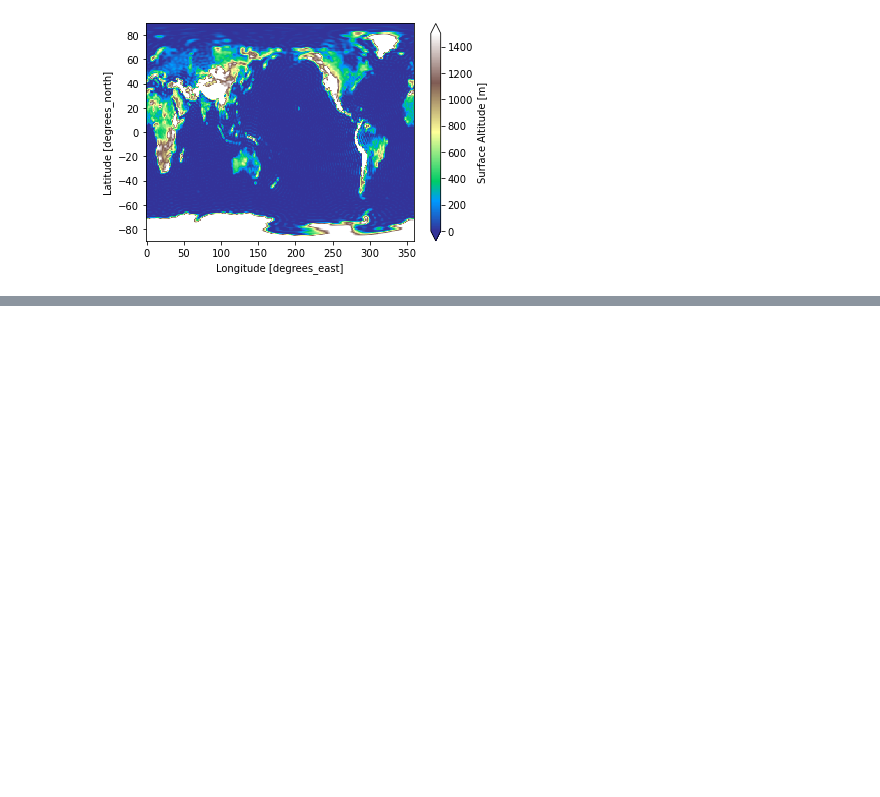
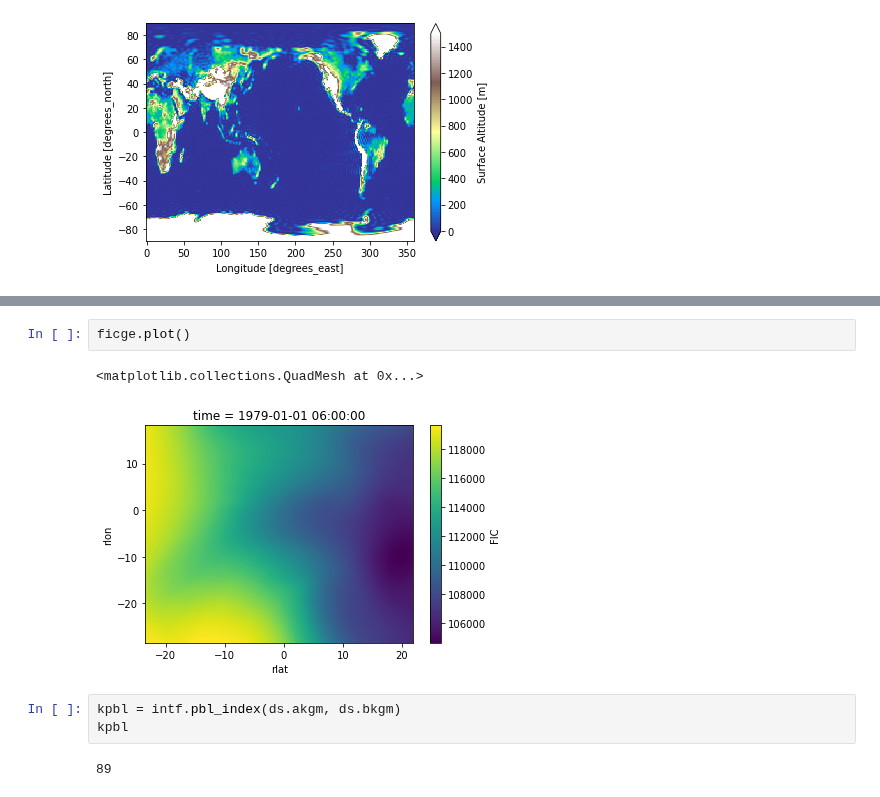
Before and after one commit to remo-rcm/pyremo, a Jupyter notebook: notebooks/preproc-dev.ipynb, the cells around one changed output, grey strips where cells are left out. Saved outputs shown, nothing was run; the diff lists cells and outputs as text; blank space fills up the shorter version.

```diff
--- a/notebooks/preproc-dev.ipynb
+++ b/notebooks/preproc-dev.ipynb
@@ -497,0 +669,10 @@ ficge = interpolate_horizontal(ficgm, domain, 'FIC')
+# %%
+ficge.plot()
+# %% [output]
+<matplotlib.collections.QuadMesh at 0x...>
+[figure, added]
+# %%
+kpbl = intf.pbl_index(ds.akgm, ds.bkgm)
+kpbl
+# %% [output]
+89
```
Also changed, not shown: parts of 22 cells of this notebook.
